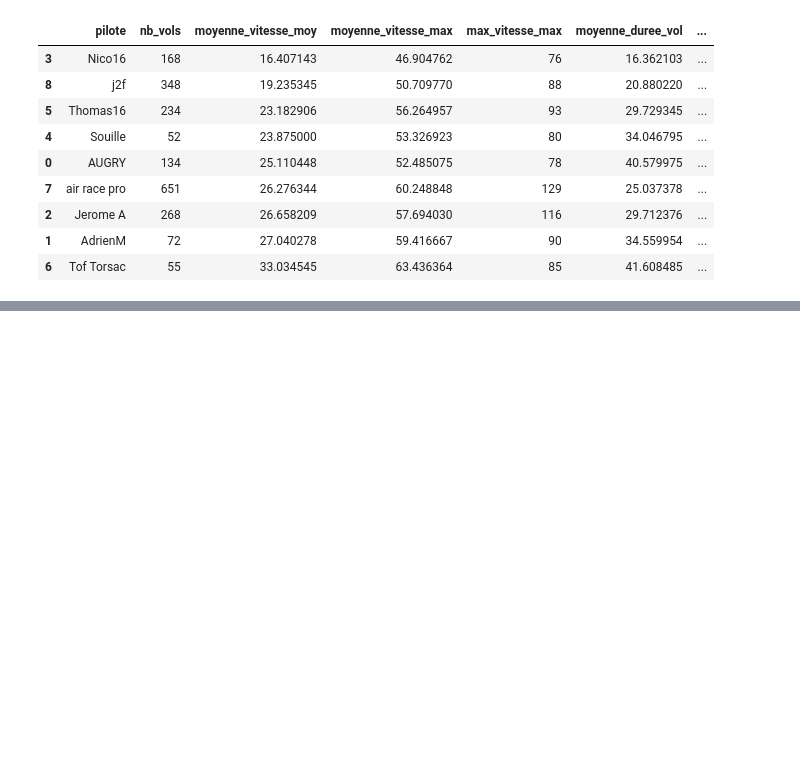
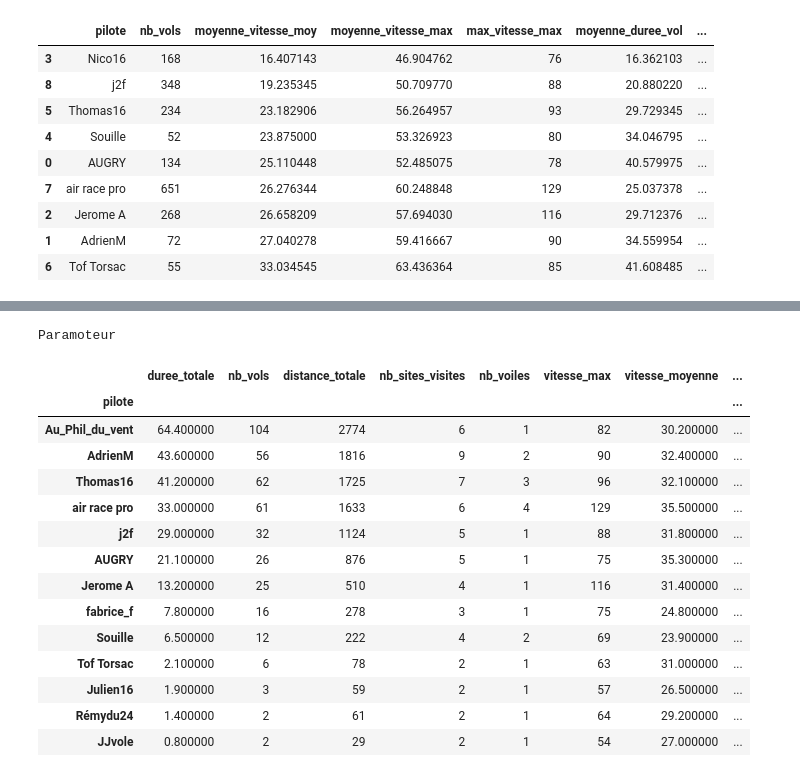
Before and after one commit to amorea04/syride_traces, a Jupyter notebook: src/analyze_traces.ipynb, the cells around one changed output, grey strips where cells are left out. Drawn from its saved outputs; the diff is of its cells as text; code cells hidden in the pictures; blank space fills up the shorter version.

```diff
--- a/src/analyze_traces.ipynb
+++ b/src/analyze_traces.ipynb
@@ -471,0 +1157,21 @@ df_tot_paramot.head()
+# %%
+df_2023_paramoteur_stats = get_stats(df=df_2023_paramoteur)
+df_2023_paramoteur_stats
+df_2023_paramoteur_stats.style.set_table_attributes("style='display:inline'").set_caption('Paramoteur')
+# %% [output]
+Paramoteur
+|  | duree_totale | nb_vols | distance_totale | nb_sites_visites | nb_voiles | vitesse_max | vitesse_moyenne | ... |
+| pilote |  |  |  |  |  |  |  | ... |
+| Au_Phil_du_vent | 64.400000 | 104 | 2774 | 6 | 1 | 82 | 30.200000 | ... |
+| AdrienM | 43.600000 | 56 | 1816 | 9 | 2 | 90 | 32.400000 | ... |
+| Thomas16 | 41.200000 | 62 | 1725 | 7 | 3 | 96 | 32.100000 | ... |
+| air race pro | 33.000000 | 61 | 1633 | 6 | 4 | 129 | 35.500000 | ... |
+| j2f | 29.000000 | 32 | 1124 | 5 | 1 | 88 | 31.800000 | ... |
+| AUGRY | 21.100000 | 26 | 876 | 5 | 1 | 75 | 35.300000 | ... |
+| Jerome A | 13.200000 | 25 | 510 | 4 | 1 | 116 | 31.400000 | ... |
+| fabrice_f | 7.800000 | 16 | 278 | 3 | 1 | 75 | 24.800000 | ... |
+| Souille | 6.500000 | 12 | 222 | 4 | 2 | 69 | 23.900000 | ... |
+| Tof Torsac | 2.100000 | 6 | 78 | 2 | 1 | 63 | 31.000000 | ... |
+| Julien16 | 1.900000 | 3 | 59 | 2 | 1 | 57 | 26.500000 | ... |
+| Rémydu24 | 1.400000 | 2 | 61 | 2 | 1 | 64 | 29.200000 | ... |
+| JJvole | 0.800000 | 2 | 29 | 2 | 1 | 54 | 27.000000 | ... |
```
Also changed, not shown: parts of 41 cells of this notebook, 10 other files.
